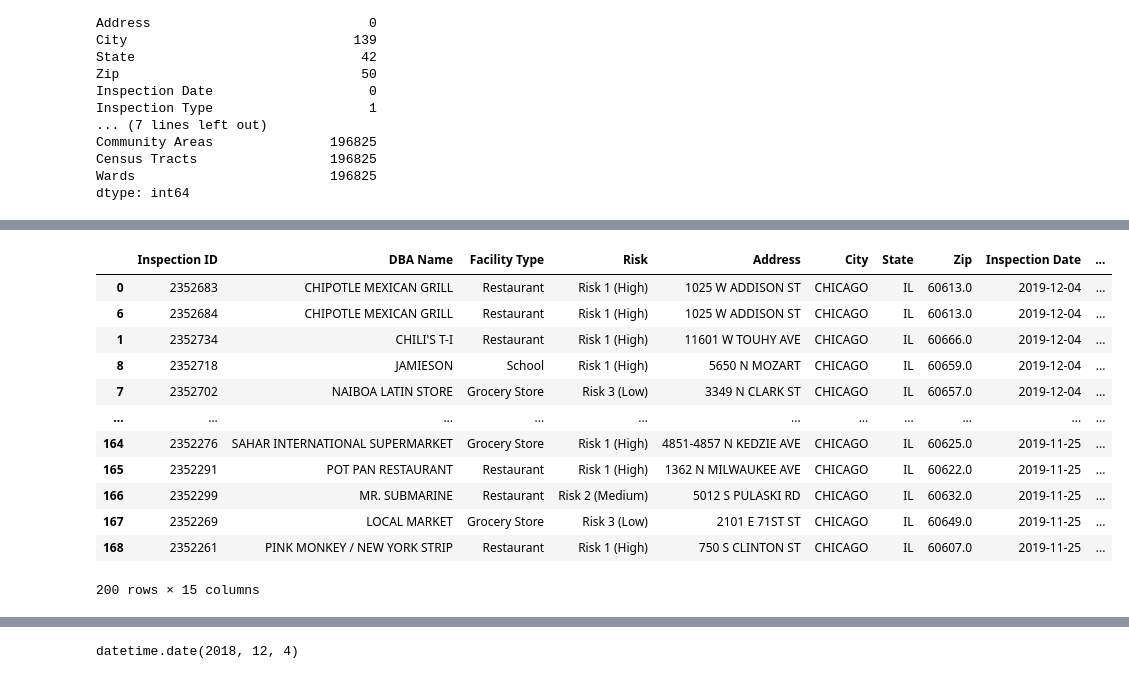
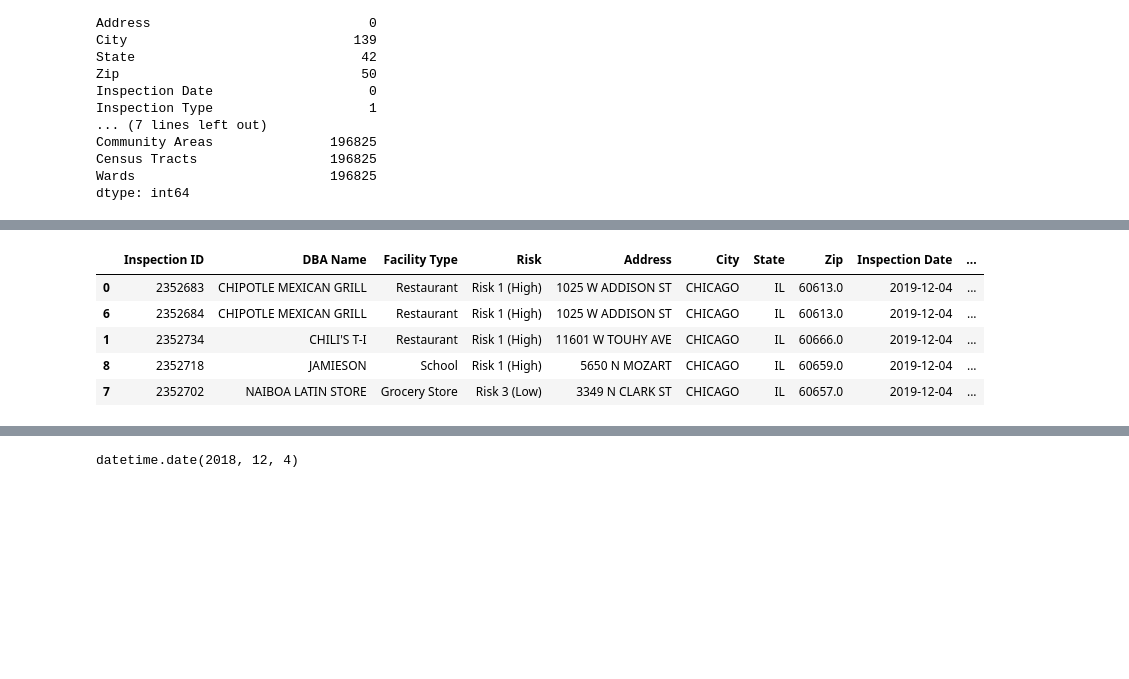
Before and after one commit to eldridgesje/Project-2, a Jupyter notebook: food_inspection.ipynb, the cells around one changed output, grey strips where cells are left out. Saved outputs shown, nothing was run; the diff lists cells and outputs as text; code cells hidden in the pictures; blank space fills up the shorter version.

```diff
--- a/food_inspection.ipynb
+++ b/food_inspection.ipynb
@@ -80,20 +65,13 @@ food_data.head()
 # %%
 recent_ins = food_data.sort_values(by = "Inspection Date", ascending = False)
-recent_ins.head(200)
+recent_ins.head()
 # %% [output]
 |  | Inspection ID | DBA Name | Facility Type | Risk | Address | City | State | Zip | Inspection Date | ... |
 | 0 | 2352683 | CHIPOTLE MEXICAN GRILL | Restaurant | Risk 1 (High) | 1025 W ADDISON ST | CHICAGO | IL | 60613.0 | 2019-12-04 | ... |
 | 6 | 2352684 | CHIPOTLE MEXICAN GRILL | Restaurant | Risk 1 (High) | 1025 W ADDISON ST | CHICAGO | IL | 60613.0 | 2019-12-04 | ... |
 | 1 | 2352734 | CHILI'S T-I | Restaurant | Risk 1 (High) | 11601 W TOUHY AVE | CHICAGO | IL | 60666.0 | 2019-12-04 | ... |
 | 8 | 2352718 | JAMIESON | School | Risk 1 (High) | 5650 N MOZART | CHICAGO | IL | 60659.0 | 2019-12-04 | ... |
 | 7 | 2352702 | NAIBOA LATIN STORE | Grocery Store | Risk 3 (Low) | 3349 N CLARK ST | CHICAGO | IL | 60657.0 | 2019-12-04 | ... |
-| ... | ... | ... | ... | ... | ... | ... | ... | ... | ... | ... |
-| 164 | 2352276 | SAHAR INTERNATIONAL SUPERMARKET | Grocery Store | Risk 1 (High) | 4851-4857 N KEDZIE AVE | CHICAGO | IL | 60625.0 | 2019-11-25 | ... |
-| 165 | 2352291 | POT PAN RESTAURANT | Restaurant | Risk 1 (High) | 1362 N MILWAUKEE AVE | CHICAGO | IL | 60622.0 | 2019-11-25 | ... |
-| 166 | 2352299 | MR. SUBMARINE | Restaurant | Risk 2 (Medium) | 5012 S PULASKI RD | CHICAGO | IL | 60632.0 | 2019-11-25 | ... |
-| 167 | 2352269 | LOCAL MARKET | Grocery Store | Risk 3 (Low) | 2101 E 71ST ST | CHICAGO | IL | 60649.0 | 2019-11-25 | ... |
-| 168 | 2352261 | PINK MONKEY / NEW YORK STRIP | Restaurant | Risk 1 (High) | 750 S CLINTON ST | CHICAGO | IL | 60607.0 | 2019-11-25 | ... |
-200 rows × 15 columns
 # %%
 # end_date= pd.date_range("2019-01-04", periods=12, freq="M")
 # end_date
```
Also changed, not shown: parts of 13 cells of this notebook.
